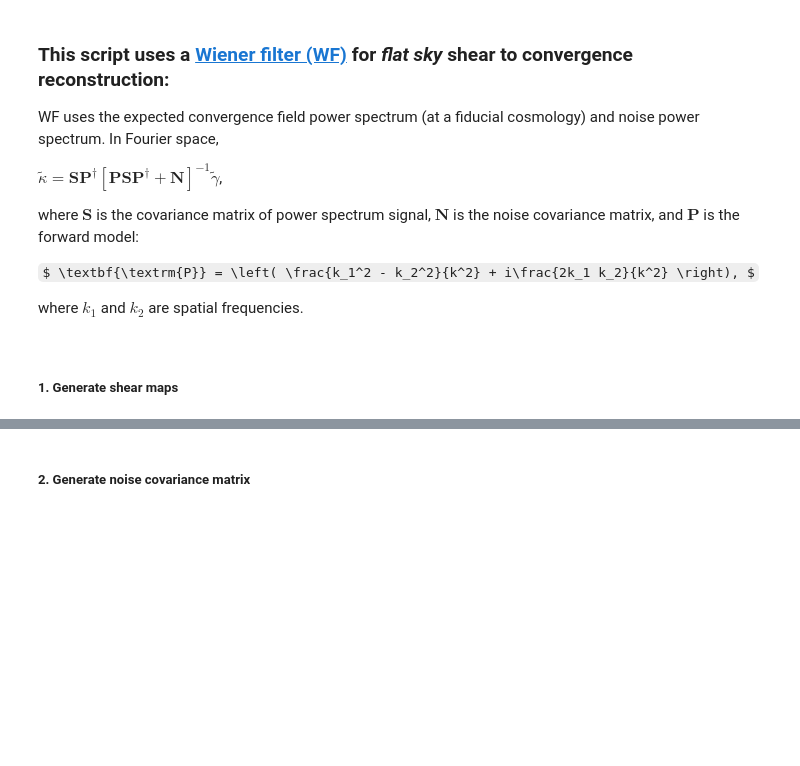
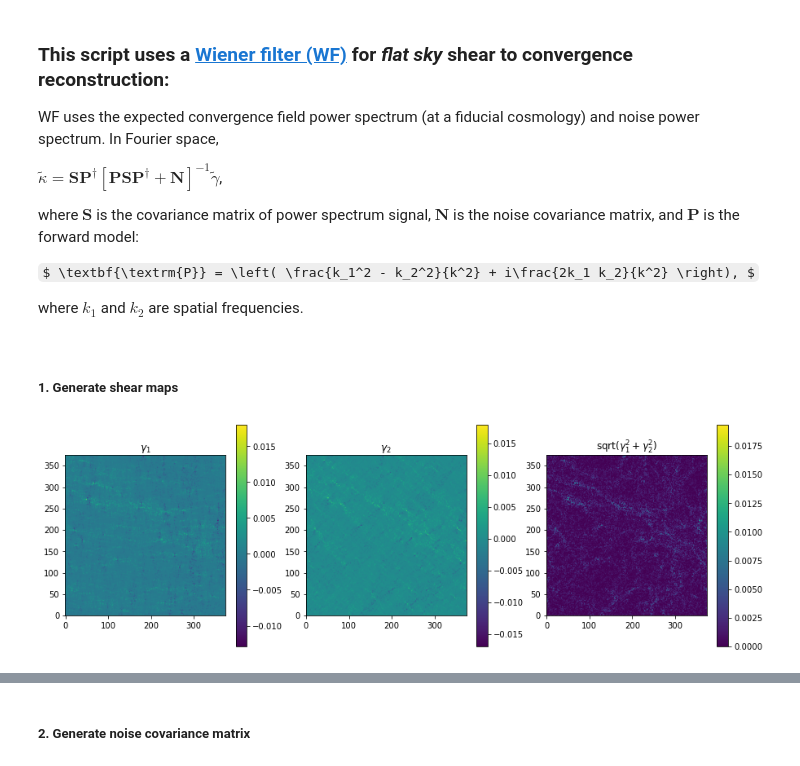
Before and after one commit to LSSTDESC/hos_mass_mapping, a Jupyter notebook: notebooks/WienerFilter.ipynb, the cells around one changed output, grey strips where cells are left out. Saved outputs shown, nothing was run; the diff lists cells and outputs as text; code cells hidden in the pictures; some formulas as TeX source; blank space fills up the shorter version.

Commit message:
update WF flat sky code for HACC sims

```diff
--- a/notebooks/WienerFilter.ipynb
+++ b/notebooks/WienerFilter.ipynb
@@ -44,0 +51,20 @@ gmap1_flat = ...
+# %%
+# load flat sky shear maps
+with open(f"{local_path}/map_shear1_flat.obj", "rb") as f:
+    gmap1 = pickle.load(f)
+
+with open(f"{local_path}/map_shear2_flat.obj", "rb") as f:
+    gmap2 = pickle.load(f)
+# %%
+fig, axes = plt.subplots(1, 3, figsize=(15, 5))
+im1 = axes[0].imshow(gmap1, origin='lower')
+fig.colorbar(im1, ax=axes[0])
+axes[0].set_title(r"$\gamma_1$")
+im2 = axes[1].imshow(gmap2, origin='lower')
+fig.colorbar(im2, ax=axes[1])
+axes[1].set_title(r"$\gamma_2$")
+im3 = axes[2].imshow(np.sqrt(gmap1**2 + gmap2**2), origin='lower')
+fig.colorbar(im3, ax=axes[2])
+axes[2].set_title("sqrt($\gamma_1^2 + \gamma_2^2$)");
+# %% [output]
+[figure, added]
```
Also changed, not shown: parts of 14 cells of this notebook, 1 other file.
